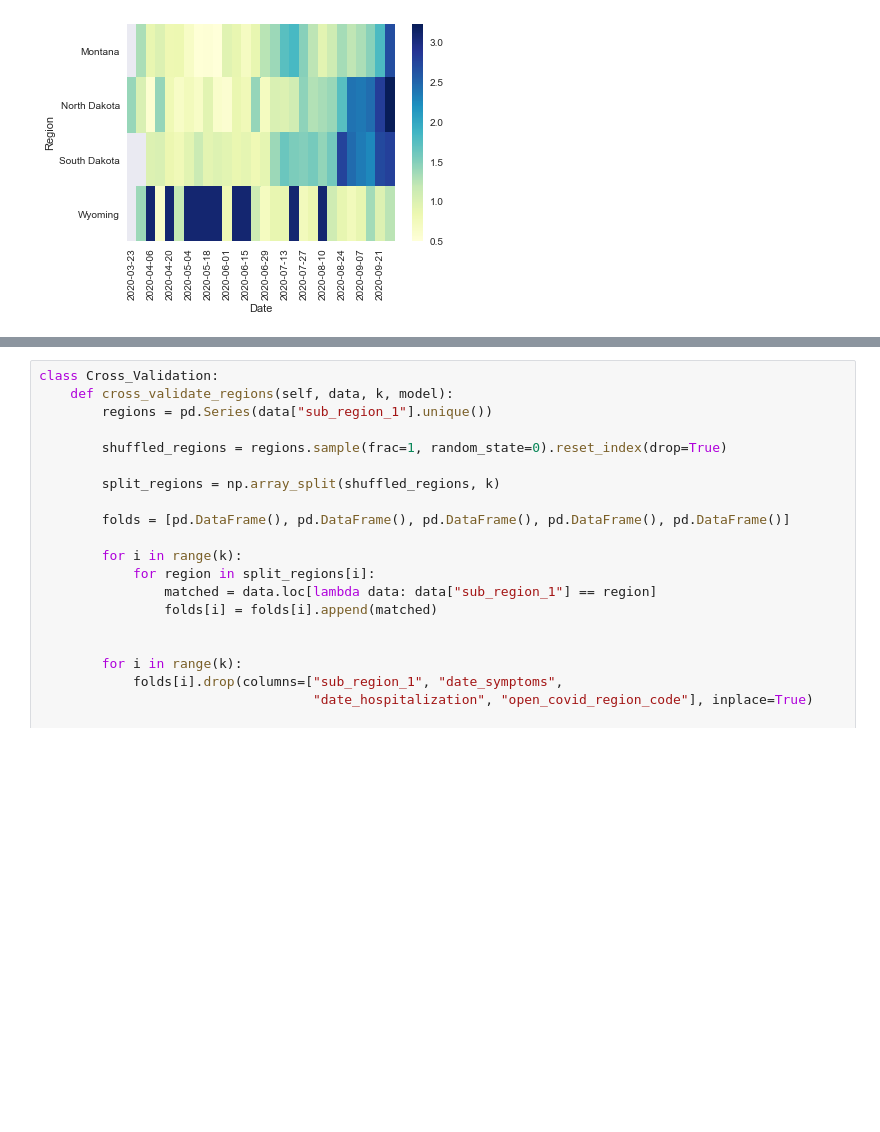
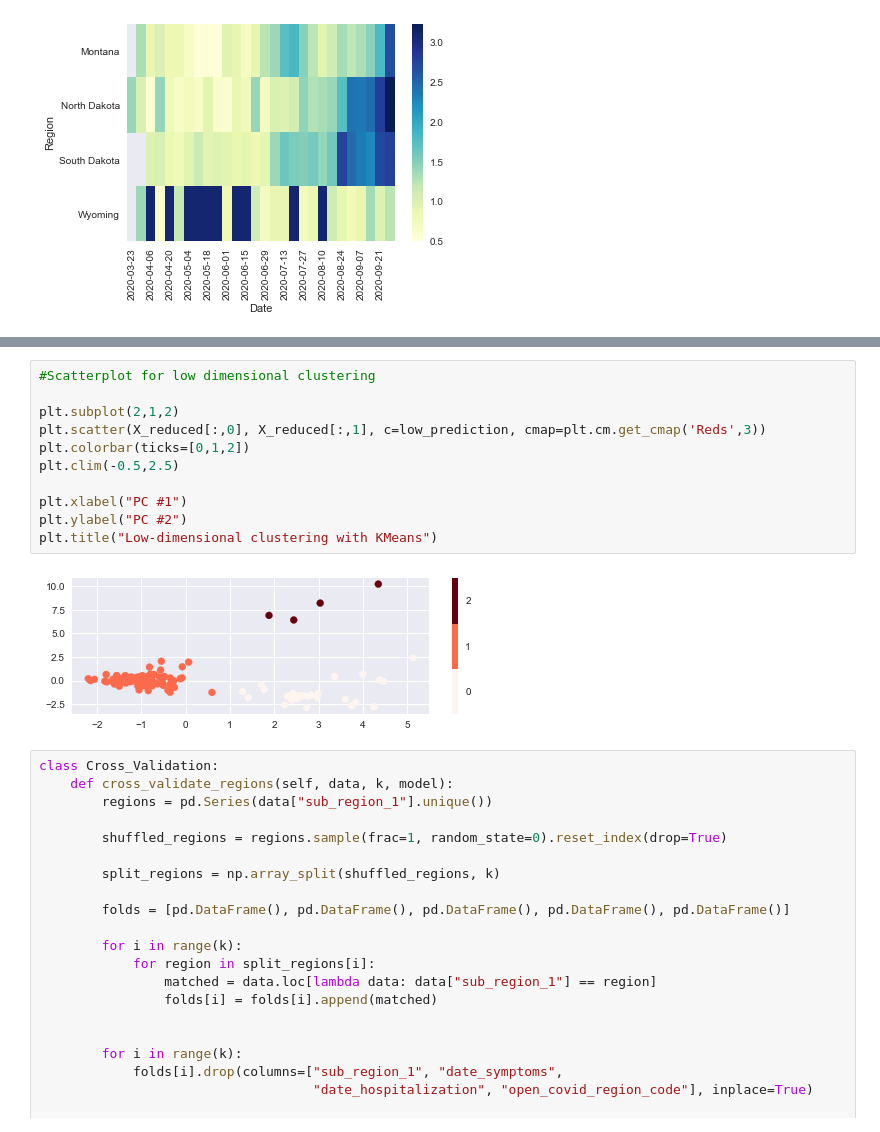
Before and after one commit to brendanmarks/Project1, a Jupyter notebook: Project1.ipynb, the cells around one changed output, grey strips where cells are left out. Saved outputs shown, nothing was run; the diff lists cells and outputs as text; blank space fills up the shorter version.

```diff
--- a/Project1.ipynb
+++ b/Project1.ipynb
@@ -437,3 +390,16 @@ Text(0.5, 1.0, 'Cluster labels for low-dimensional KMeans')
+# %%
+#Scatterplot for low dimensional clustering
+
+plt.subplot(2,1,2)
+plt.scatter(X_reduced[:,0], X_reduced[:,1], c=low_prediction, cmap=plt.cm.get_cmap('Reds',3))
+plt.colorbar(ticks=[0,1,2])
+plt.clim(-0.5,2.5)
+
+plt.xlabel("PC #1")
+plt.ylabel("PC #2")
+plt.title("Low-dimensional clustering with KMeans")
+# %% [output]
+[figure, added]
 # %%
 class Cross_Validation:
     def cross_validate_regions(self, data, k, model):
```
Also changed, not shown: parts of 13 cells of this notebook.
